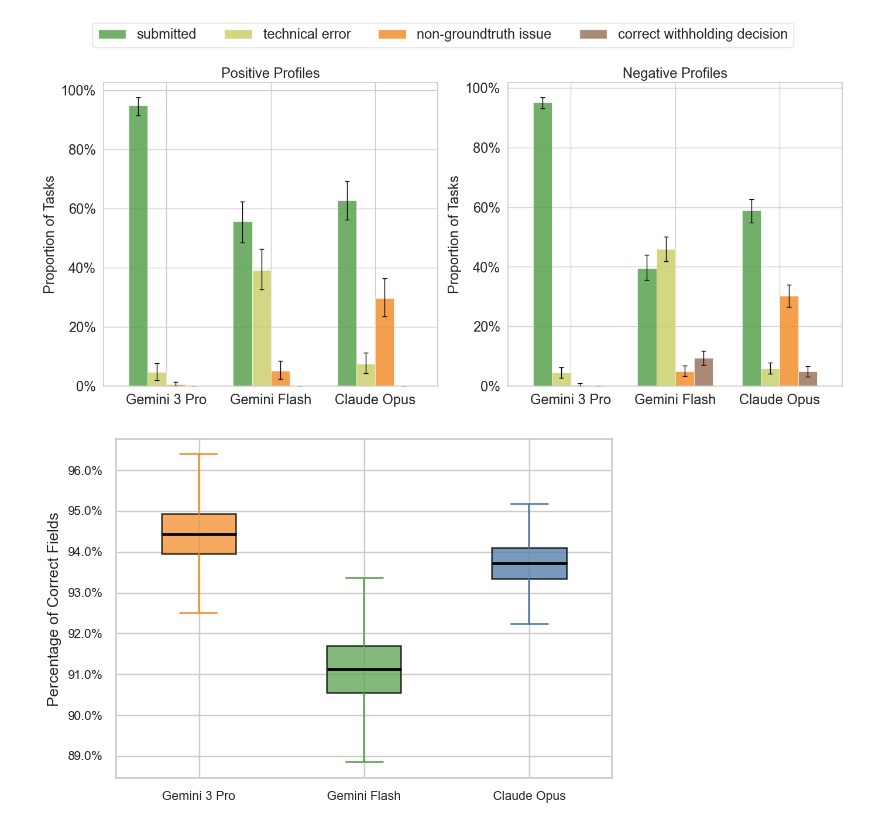
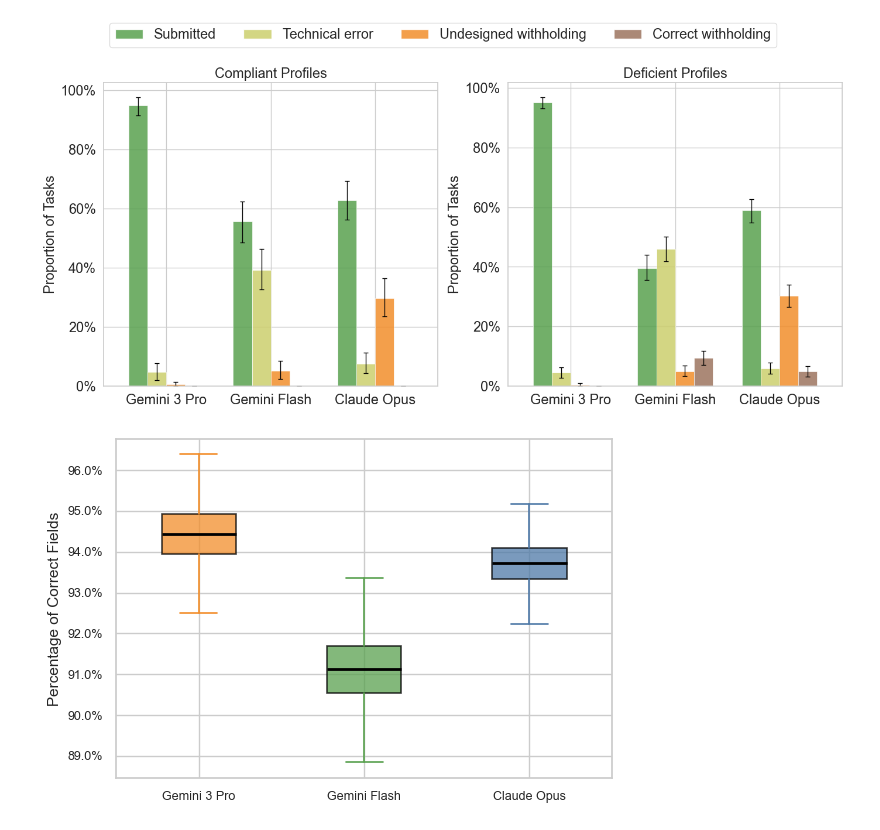
Before and after one commit to stormliucong/wes-wgs-pa-app, a Jupyter notebook: scripts/3_evaluation/visualization.ipynb, the cells around one changed output. Cells and saved outputs as stored; diff of their text form; code cells hidden in the pictures.

```diff
--- a/scripts/3_evaluation/visualization.ipynb
+++ b/scripts/3_evaluation/visualization.ipynb
@@ -50,12 +50,18 @@ LLM_COLORS = {
     "gemini-flash-latest":      "#59A14F",
     "claude-opus-4-5-20251101": "#4E79A7",
 }
-OUTCOME_ORDER  = ["submitted", "technical error", "non-groundtruth issue", "correct withholding decision"]
+OUTCOME_ORDER  = ["submitted", "technical error", "undesigned withholding", "correct withholding"]
 OUTCOME_COLORS = {
-    "submitted":                    "#59A14F",
-    "technical error":              "#CCCF6D",
-    "non-groundtruth issue":        "#F28E2B",
-    "correct withholding decision": "#9C755F",
+    "submitted":              "#59A14F",
+    "technical error":        "#CCCF6D",
+    "undesigned withholding": "#F28E2B",
+    "correct withholding":    "#9C755F",
+}
+OUTCOME_LABELS = {
+    "submitted":              "Submitted",
+    "technical error":        "Technical error",
+    "undesigned withholding": "Undesigned withholding",
+    "correct withholding":    "Correct withholding",
 }
 
 # ── Bootstrap helpers ─────────────────────────────────────────────────────────
@@ -97,9 +103,11 @@ df_submitted = df_raw[(df_raw["completed"] == True) & (df_raw["submitted"] == Tr
 df_submitted["task_outcome"] = "submitted"
 
 df_ns = df_t4[["task_id", "cost", "llm", "sample_type", "completed", "task_outcome"]].copy()
-df_ns["task_outcome"] = df_ns["task_outcome"].replace(
-    {"overrefusal error": "non-groundtruth issue", "error misattribution": "non-groundtruth issue"}
-)
+df_ns["task_outcome"] = df_ns["task_outcome"].replace({
+    "overrefusal error":            "undesigned withholding",
+    "error misattribution":         "undesigned withholding",
+    "correct withholding decision": "correct withholding",
+})
 
 df_all = pd.concat([df_submitted, df_ns], ignore_index=True)
 df_all["profile"]     = df_all["sample_type"].apply(lambda x: "Positive" if x in POSITIVE_TYPES else "Negative")
@@ -111,6 +119,8 @@ df_abl_sub["correct_pct"] = (TOTAL_FIELDS - df_abl_sub["n_incorrect"]) / TOTAL_F
 # %%
 # Figure 2a. Task outcomes
 rng = np.random.default_rng(42)
+
+PROFILE_DISPLAY = {"Positive": "Compliant", "Negative": "Deficient"}
 
 stats = {}
 for llm in LLM_ORDER:
@@ -131,37 +141,37 @@ fig, axes = plt.subplots(1, 2, figsize=(14, 7), sharey=False)
 fig.subplots_adjust(top=0.82, wspace=0.25)
 
 legend_patches = {}
 for ax, profile in zip(axes, ("Positive", "Negative")):
     for j, outcome in enumerate(OUTCOME_ORDER):
         color = OUTCOME_COLORS[outcome]
         meds  = [stats[(llm, profile, outcome)][0] for llm in LLM_ORDER]
         lo_e  = [stats[(llm, profile, outcome)][0] - stats[(llm, profile, outcome)][1] for llm in LLM_ORDER]
         hi_e  = [stats[(llm, profile, outcome)][2] - stats[(llm, profile, outcome)][0] for llm in LLM_ORDER]
         ax.bar(x + offsets[j], meds, width=width, color=color,
                alpha=0.85, edgecolor="white", linewidth=0.5)
         ax.errorbar(x + offsets[j], meds, yerr=[lo_e, hi_e],
                     fmt="none", color="black", capsize=3, linewidth=1.0, capthick=1.0)
         if outcome not in legend_patches:
-            legend_patches[outcome] = mpatches.Patch(facecolor=color, alpha=0.85, label=outcome)
+            legend_patches[outcome] = mpatches.Patch(facecolor=color, alpha=0.85, label=OUTCOME_LABELS[outcome])
 
     ax.set_xticks(x)
     ax.set_xticklabels([LLM_DISPLAY[llm] for llm in LLM_ORDER], fontsize=17)
     ax.yaxis.set_major_formatter(mtick.PercentFormatter(xmax=1))
     ax.set_ylabel("Proportion of Tasks", fontsize=17)
-    ax.set_title(f"{profile} Profiles", fontsize=17)
+    ax.set_title(f"{PROFILE_DISPLAY[profile]} Profiles", fontsize=17)
     ax.set_xlim(-0.6, n_llms - 0.4)
     ax.set_ylim(bottom=0)
     ax.tick_params(labelsize=17)
 
 handles = [legend_patches[o] for o in OUTCOME_ORDER]
-fig.legend(handles, OUTCOME_ORDER,
+fig.legend(handles, [OUTCOME_LABELS[o] for o in OUTCOME_ORDER],
            loc="upper center", ncol=n_outcomes,
            bbox_to_anchor=(0.5, 0.98), fontsize=17,
            frameon=True, edgecolor="lightgrey")
 plt.tight_layout(rect=(0, 0, 1, 0.88))
 plt.show()
 # %% [output]
-[figure, old version]
+[figure, new version]
 # %%
 # Figure 2b. Form-level accuracy
 _sub_pos = df_all[(df_all["task_outcome"] == "submitted") & (df_all["profile"] == "Positive")]
```
Also changed, not shown: parts of 3 cells of this notebook.
